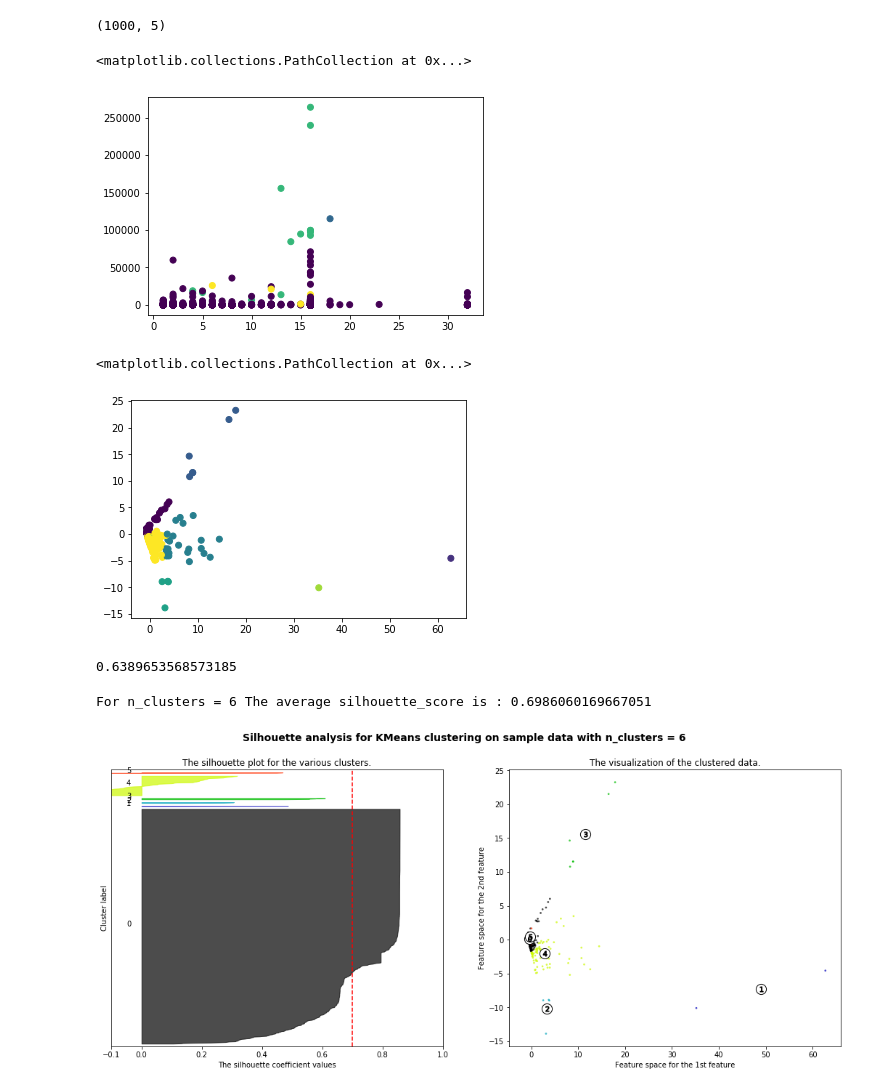
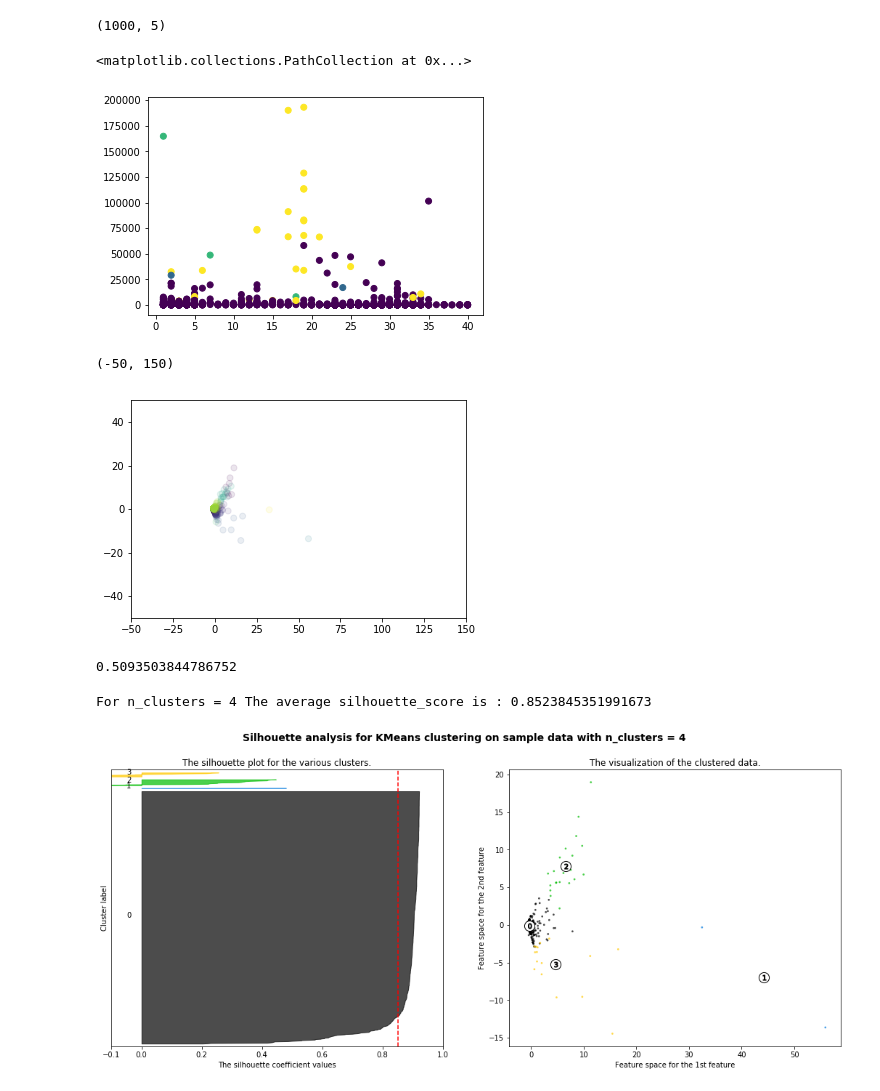
Before and after one commit to willprice221/ethereum_clustering, a Jupyter notebook: cluster.ipynb, the cells around one changed output. Drawn from its saved outputs; the diff is of its cells as text; code cells hidden in the pictures.

```diff
--- a/cluster.ipynb
+++ b/cluster.ipynb
@@ -50,4 +47,2 @@ pd.DataFrame(centroids, columns=data.columns)
 # %%
 pipe = Pipeline([('scale', StandardScaler()), ('PCA', PCA(n_components=5))])
-# %%
-pipe.fit(data)
@@ -72,24 +63,20 @@ results.shape
 plt.scatter(data.active_months, data.avg_usd_sent, c=cl.labels_)
 # %% [output]
 <matplotlib.collections.PathCollection at 0x...>
-[figure, old version]
+[figure, new version]
 # %%
 cl = cluster.KMeans().fit(results)
 # %%
-plt.scatter(results[:,0],results[:,1],c=cl.labels_)
-# plt.ylim(-50,50)
-# plt.xlim(-50,150)
+plt.scatter(results[:,0],results[:,1],c=cl.labels_, alpha=.1)
+plt.ylim(-50,50)
+plt.xlim(-50,150)
 # %% [output]
-<matplotlib.collections.PathCollection at 0x...>
+(-50, 150)
-[figure, old version]
+[figure, new version]
 # %%
 silhouette_score(results, cl.labels_ )
 # %% [output]
-0.6389653568573185
+0.5093503844786752
-# %%
-pipe = Pipeline([('scale', StandardScaler()), ('PCA', PCA(n_components=5))])
-
-results = pipe.fit_transform(data.values)
 # %%
 
 X=results
@@ -98,7 +85,7 @@ X=results
 
 
 
-range_n_clusters = [6]
+range_n_clusters = [4]
 
 for n_clusters in range_n_clusters:
 #     X=data
@@ -166,34 +153,34 @@ for n_clusters in range_n_clusters:
     ax1.axvline(x=silhouette_avg, color="red", linestyle="--")
 
     ax1.set_yticks([])  # Clear the yaxis labels / ticks
     ax1.set_xticks([-0.1, 0, 0.2, 0.4, 0.6, 0.8, 1])
 
     # 2nd Plot showing the actual clusters formed
     colors = cm.nipy_spectral(cluster_labels.astype(float) / n_clusters)
     ax2.scatter(X[:, 0], X[:, 1], marker='.', s=30, lw=0, alpha=0.7,
                 c=colors, edgecolor='k')
 
     # Labeling the clusters
     centers = clusterer.cluster_centers_
     # Draw white circles at cluster centers
     ax2.scatter(centers[:, 0], centers[:, 1], marker='o',
                 c="white", alpha=1, s=200, edgecolor='k')
 
     for i, c in enumerate(centers):
         ax2.scatter(c[0], c[1], marker='$%d$' % i, alpha=1,
                     s=50, edgecolor='k')
 
     ax2.set_title("The visualization of the clustered data.")
     ax2.set_xlabel("Feature space for the 1st feature")
     ax2.set_ylabel("Feature space for the 2nd feature")
 
     plt.suptitle(("Silhouette analysis for KMeans clustering on sample data "
                   "with n_clusters = %d" % n_clusters),
                  fontsize=14, fontweight='bold')
 
 plt.show()
 # %% [output]
-For n_clusters = 6 The average silhouette_score is : 0.6986060169667051
+For n_clusters = 4 The average silhouette_score is : 0.8523845351991673
-[figure, old version]
+[figure, new version]
 # %%
 %run kmedians.py
```
Also changed, not shown: parts of 16 cells of this notebook.
